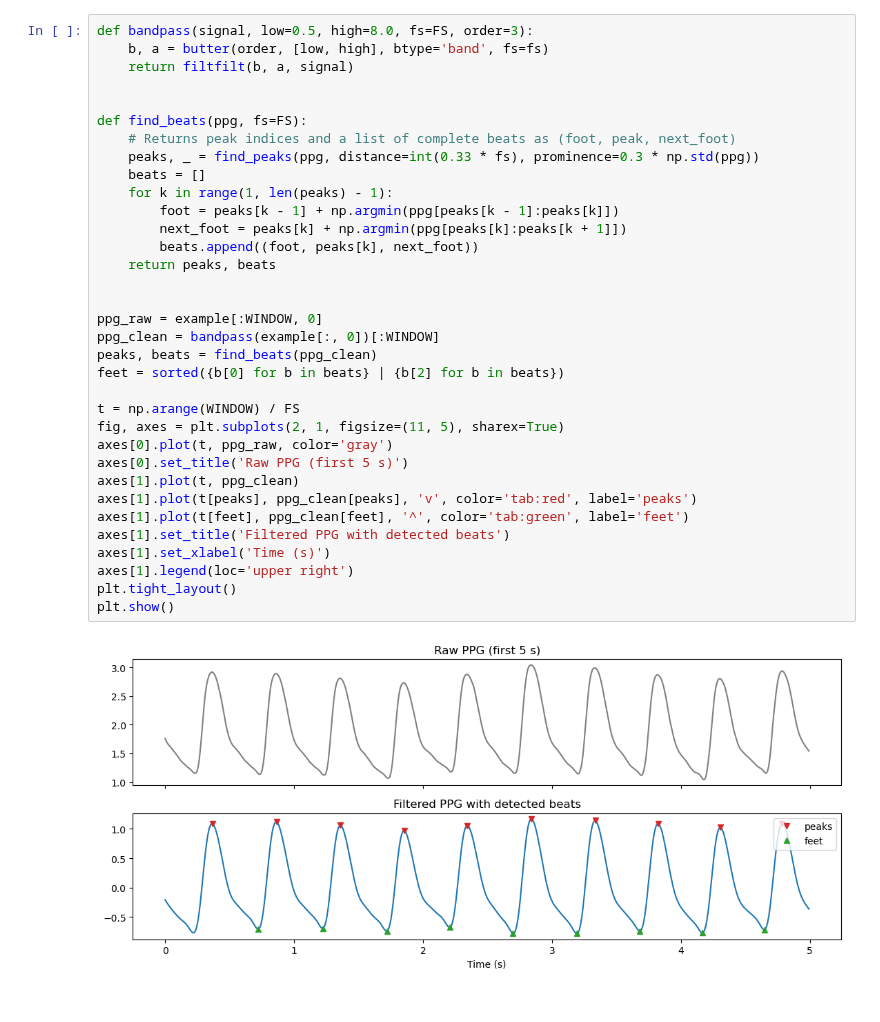
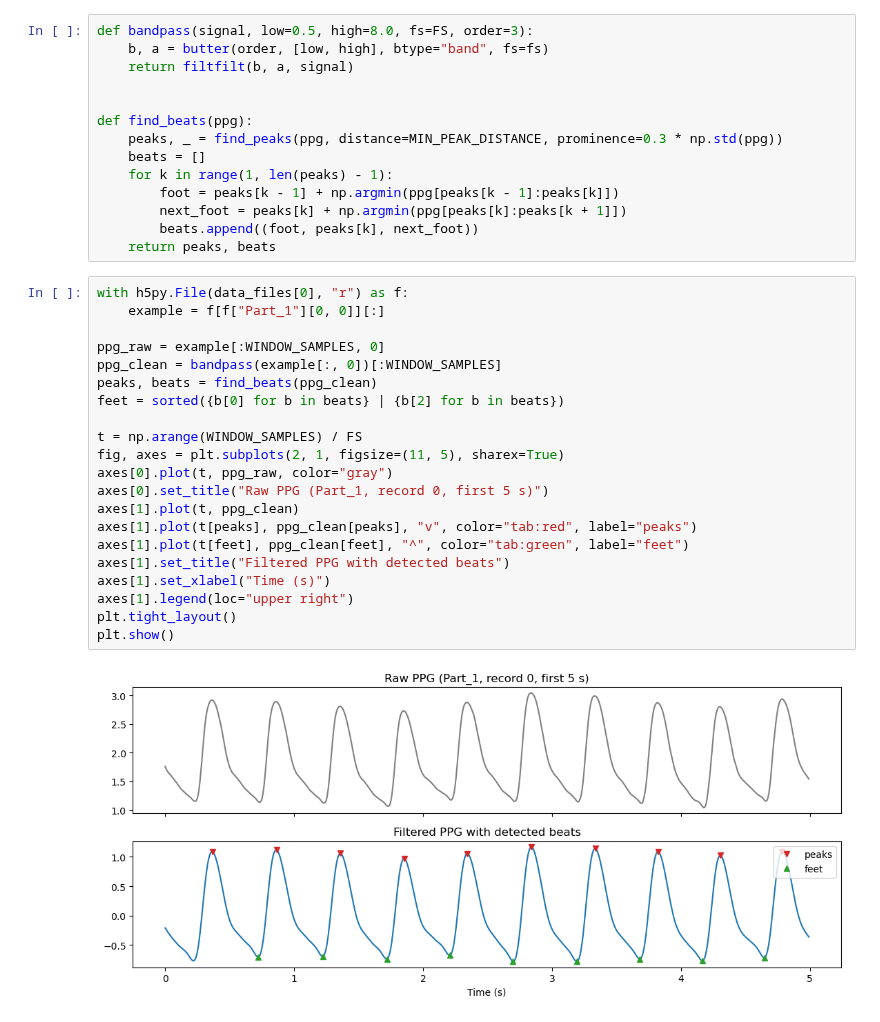
Before and after one commit to Break-Through-Tech/Microsoft-1A-educational-blood-pressure-estimation, a Jupyter notebook: notebooks/ppg_feature_extraction.ipynb, the cells around one changed output. Cells and saved outputs as stored; diff of their text form.

```diff
--- a/notebooks/ppg_feature_extraction.ipynb
+++ b/notebooks/ppg_feature_extraction.ipynb
@@ -51,37 +52,38 @@ First recording shape: (61000, 3)
+# %%
+def bandpass(signal, low=0.5, high=8.0, fs=FS, order=3):
+    b, a = butter(order, [low, high], btype="band", fs=fs)
+    return filtfilt(b, a, signal)
+
+
+def find_beats(ppg):
+    peaks, _ = find_peaks(ppg, distance=MIN_PEAK_DISTANCE, prominence=0.3 * np.std(ppg))
+    beats = []
+    for k in range(1, len(peaks) - 1):
+        foot = peaks[k - 1] + np.argmin(ppg[peaks[k - 1]:peaks[k]])
+        next_foot = peaks[k] + np.argmin(ppg[peaks[k]:peaks[k + 1]])
+        beats.append((foot, peaks[k], next_foot))
+    return peaks, beats
 # %%
-def bandpass(signal, low=0.5, high=8.0, fs=FS, order=3):
-    b, a = butter(order, [low, high], btype='band', fs=fs)
-    return filtfilt(b, a, signal)
+with h5py.File(data_files[0], "r") as f:
+    example = f[f["Part_1"][0, 0]][:]
 
-
-def find_beats(ppg, fs=FS):
-    # Returns peak indices and a list of complete beats as (foot, peak, next_foot)
-    peaks, _ = find_peaks(ppg, distance=int(0.33 * fs), prominence=0.3 * np.std(ppg))
-    beats = []
-    for k in range(1, len(peaks) - 1):
-        foot = peaks[k - 1] + np.argmin(ppg[peaks[k - 1]:peaks[k]])
-        next_foot = peaks[k] + np.argmin(ppg[peaks[k]:peaks[k + 1]])
-        beats.append((foot, peaks[k], next_foot))
-    return peaks, beats
-
-
-ppg_raw = example[:WINDOW, 0]
-ppg_clean = bandpass(example[:, 0])[:WINDOW]
+ppg_raw = example[:WINDOW_SAMPLES, 0]
+ppg_clean = bandpass(example[:, 0])[:WINDOW_SAMPLES]
 peaks, beats = find_beats(ppg_clean)
 feet = sorted({b[0] for b in beats} | {b[2] for b in beats})
 
-t = np.arange(WINDOW) / FS
+t = np.arange(WINDOW_SAMPLES) / FS
 fig, axes = plt.subplots(2, 1, figsize=(11, 5), sharex=True)
-axes[0].plot(t, ppg_raw, color='gray')
-axes[0].set_title('Raw PPG (first 5 s)')
+axes[0].plot(t, ppg_raw, color="gray")
+axes[0].set_title("Raw PPG (Part_1, record 0, first 5 s)")
 axes[1].plot(t, ppg_clean)
-axes[1].plot(t[peaks], ppg_clean[peaks], 'v', color='tab:red', label='peaks')
-axes[1].plot(t[feet], ppg_clean[feet], '^', color='tab:green', label='feet')
-axes[1].set_title('Filtered PPG with detected beats')
-axes[1].set_xlabel('Time (s)')
-axes[1].legend(loc='upper right')
+axes[1].plot(t[peaks], ppg_clean[peaks], "v", color="tab:red", label="peaks")
+axes[1].plot(t[feet], ppg_clean[feet], "^", color="tab:green", label="feet")
+axes[1].set_title("Filtered PPG with detected beats")
+axes[1].set_xlabel("Time (s)")
+axes[1].legend(loc="upper right")
 plt.tight_layout()
 plt.show()
 # %% [output]
-[figure, old version]
+[figure, new version]
 # %% [markdown]
```
Also changed, not shown: parts of 32 cells of this notebook.
